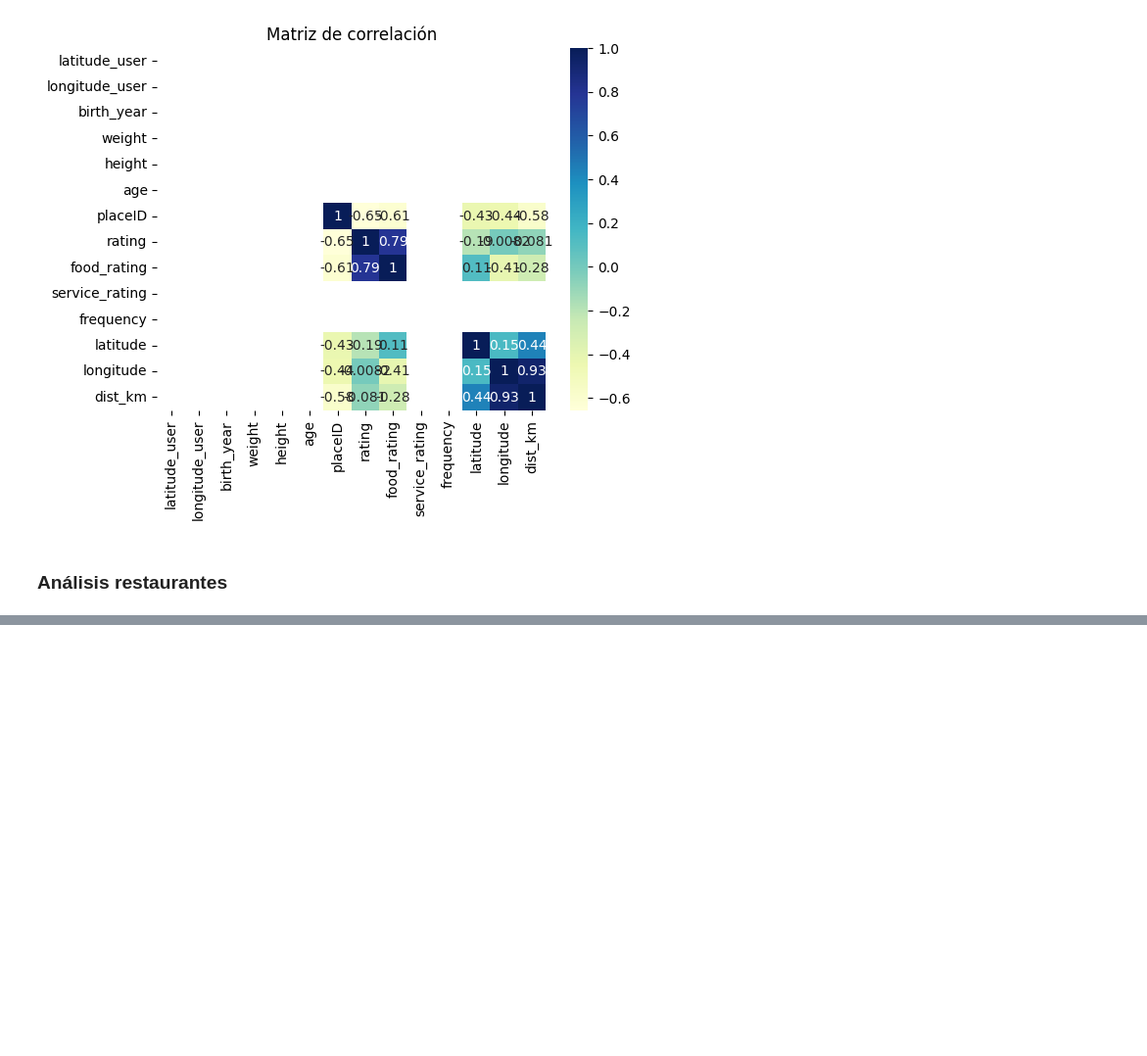
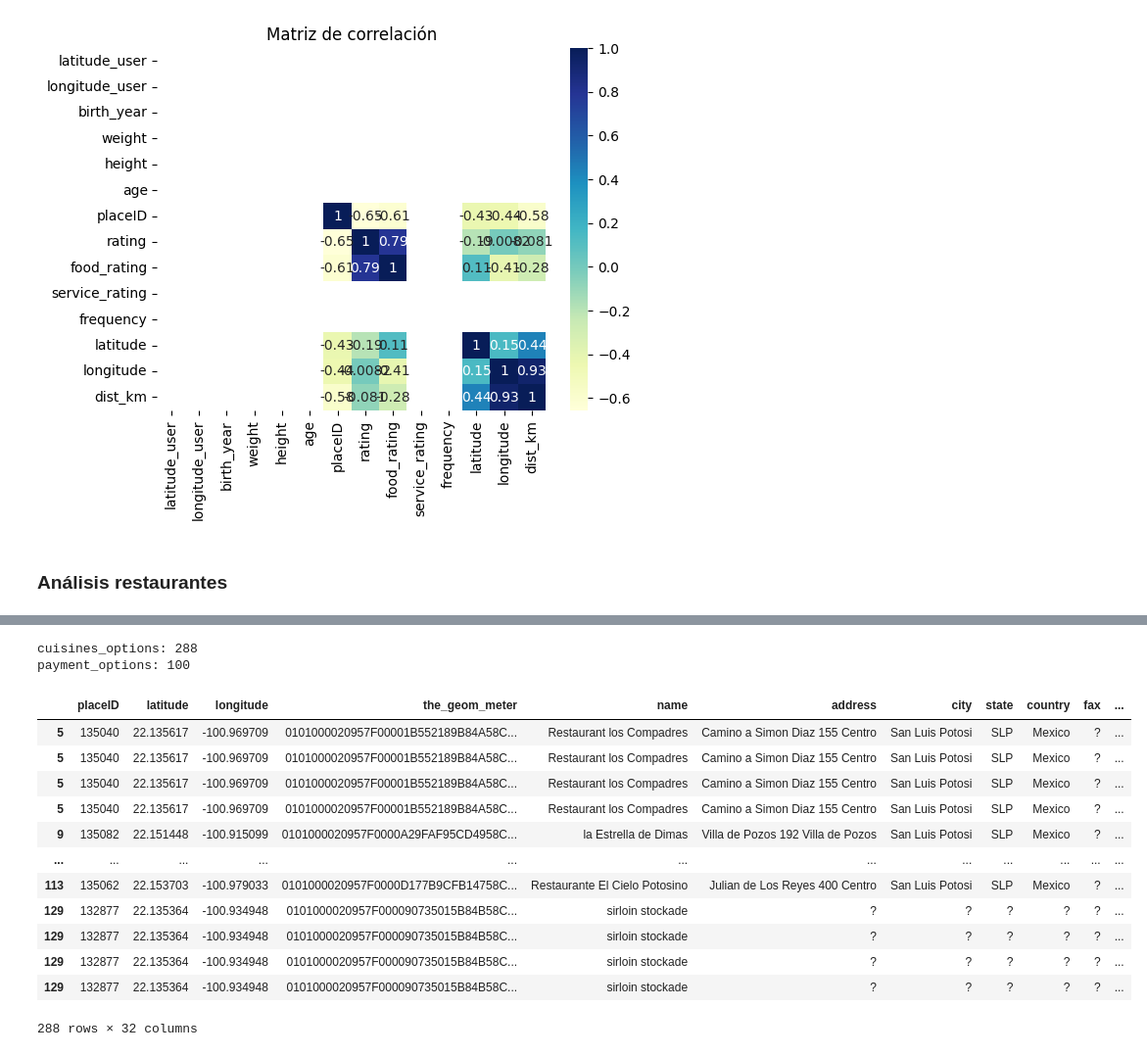
Before and after one commit to daff-250900/diplomado-ciencia-de-datos, a Jupyter notebook: exam.ipynb, the cells around one changed output, grey strips where cells are left out. Shown: that part at 98% size. Drawn from its saved outputs; the diff is of its cells as text; code cells hidden in the pictures; blank space fills up the shorter version.

```diff
--- a/exam.ipynb
+++ b/exam.ipynb
@@ -188,0 +209,23 @@ plt.show()
+# %%
+for col in rest_rating:
+    if rest_rating[col].isnull().sum() > 0:
+        print(f"{col}: {rest_rating[col].isnull().sum()}")
+# %% [output]
+cuisines_options: 288
+payment_options: 100
+# %%
+rest_rating[rest_rating['cuisines_options'].isnull()]
+# %% [output]
+|  | placeID | latitude | longitude | the_geom_meter | name | address | city | state | country | fax | ... |
+| 5 | 135040 | 22.135617 | -100.969709 | 0101000020957F00001B552189B84A58C... | Restaurant los Compadres | Camino a Simon Diaz 155 Centro | San Luis Potosi | SLP | Mexico | ? | ... |
+| 5 | 135040 | 22.135617 | -100.969709 | 0101000020957F00001B552189B84A58C... | Restaurant los Compadres | Camino a Simon Diaz 155 Centro | San Luis Potosi | SLP | Mexico | ? | ... |
+| 5 | 135040 | 22.135617 | -100.969709 | 0101000020957F00001B552189B84A58C... | Restaurant los Compadres | Camino a Simon Diaz 155 Centro | San Luis Potosi | SLP | Mexico | ? | ... |
+| 5 | 135040 | 22.135617 | -100.969709 | 0101000020957F00001B552189B84A58C... | Restaurant los Compadres | Camino a Simon Diaz 155 Centro | San Luis Potosi | SLP | Mexico | ? | ... |
+| 9 | 135082 | 22.151448 | -100.915099 | 0101000020957F0000A29FAF95CD4958C... | la Estrella de Dimas | Villa de Pozos 192 Villa de Pozos | San Luis Potosi | SLP | Mexico | ? | ... |
+| ... | ... | ... | ... | ... | ... | ... | ... | ... | ... | ... | ... |
+| 113 | 135062 | 22.153703 | -100.979033 | 0101000020957F0000D177B9CFB14758C... | Restaurante El Cielo Potosino | Julian de Los Reyes 400 Centro | San Luis Potosi | SLP | Mexico | ? | ... |
+| 129 | 132877 | 22.135364 | -100.934948 | 0101000020957F000090735015B84B58C... | sirloin stockade | ? | ? | ? | ? | ? | ... |
+| 129 | 132877 | 22.135364 | -100.934948 | 0101000020957F000090735015B84B58C... | sirloin stockade | ? | ? | ? | ? | ? | ... |
+| 129 | 132877 | 22.135364 | -100.934948 | 0101000020957F000090735015B84B58C... | sirloin stockade | ? | ? | ? | ? | ? | ... |
+| 129 | 132877 | 22.135364 | -100.934948 | 0101000020957F000090735015B84B58C... | sirloin stockade | ? | ? | ? | ? | ? | ... |
+288 rows × 32 columns
```
Also changed, not shown: parts of 10 cells of this notebook.
